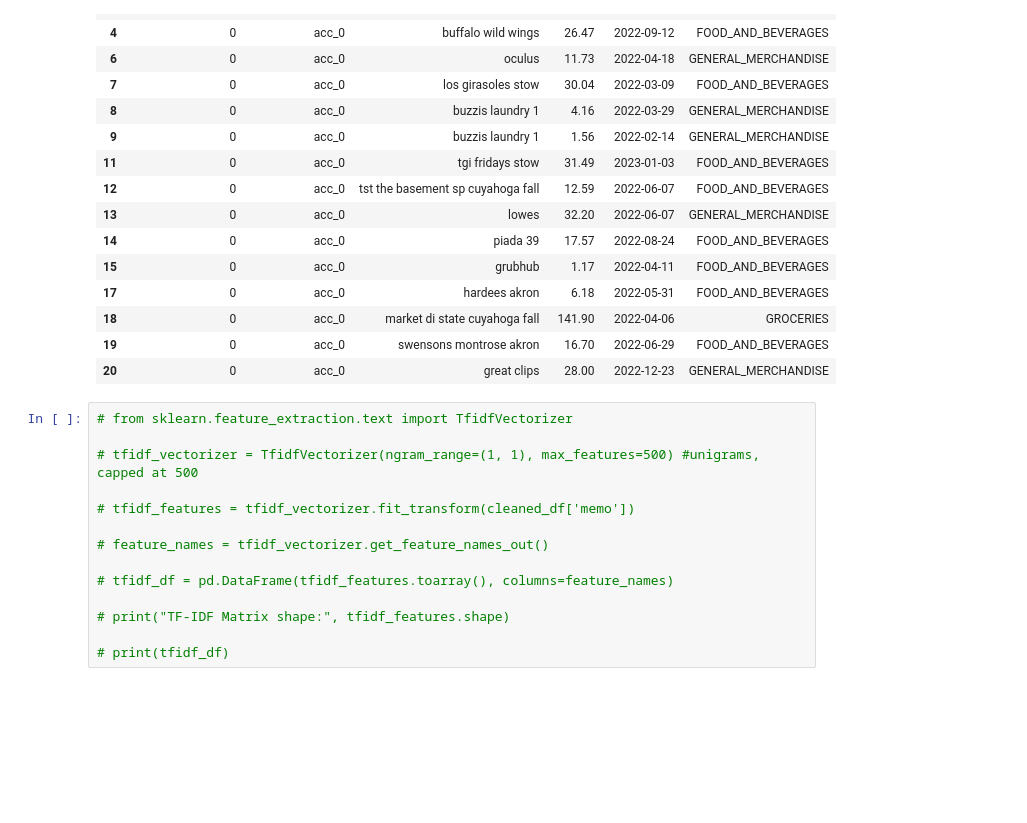
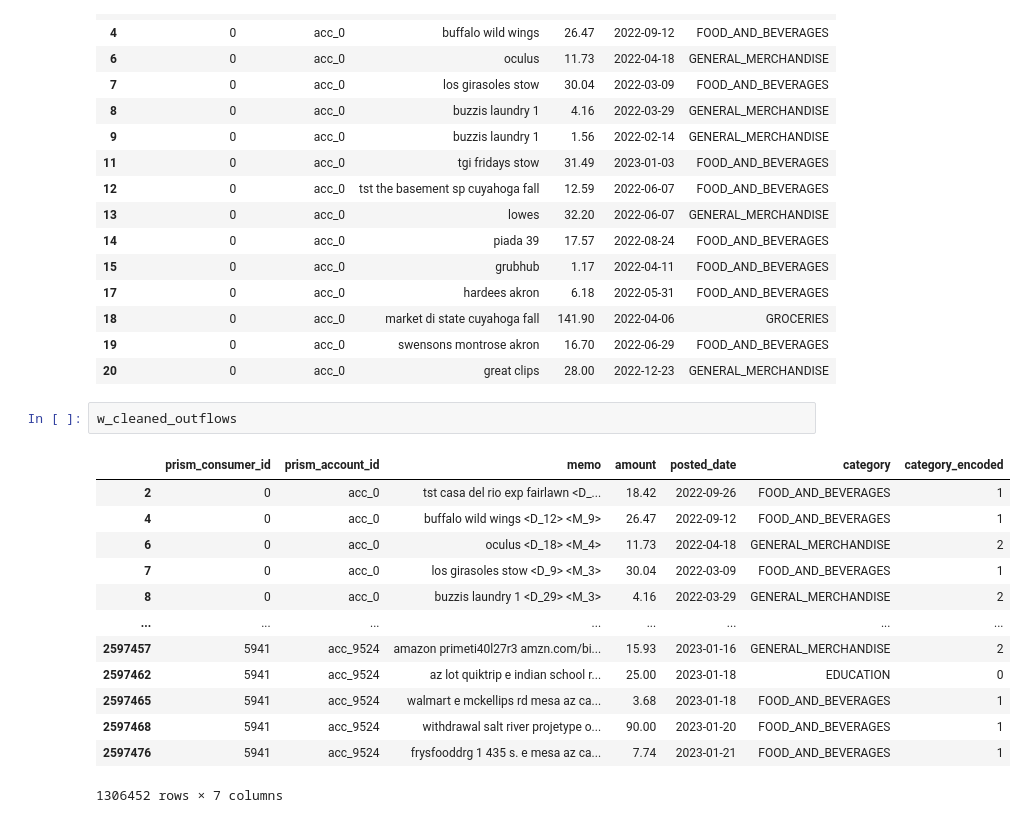
Before and after one commit to hillarychang/dsc180b-capstone-q2, a Jupyter notebook: notebooks/hillary_data_exploration.ipynb, the cells around one changed output. Saved outputs shown, nothing was run; the diff lists cells and outputs as text; blank space fills up the shorter version.

```diff
--- a/notebooks/hillary_data_exploration.ipynb
+++ b/notebooks/hillary_data_exploration.ipynb
@@ -445,18 +457,20 @@ cleaned_df.head(15)
 | 18 | 0 | acc_0 | market di state cuyahoga fall | 141.90 | 2022-04-06 | GROCERIES |
 | 19 | 0 | acc_0 | swensons montrose akron | 16.70 | 2022-06-29 | FOOD_AND_BEVERAGES |
 | 20 | 0 | acc_0 | great clips | 28.00 | 2022-12-23 | GENERAL_MERCHANDISE |
-# %%
-# from sklearn.feature_extraction.text import TfidfVectorizer
-
-# tfidf_vectorizer = TfidfVectorizer(ngram_range=(1, 1), max_features=500) #unigrams, capped at 500
-
-# tfidf_features = tfidf_vectorizer.fit_transform(cleaned_df['memo'])
-
-# feature_names = tfidf_vectorizer.get_feature_names_out()
-
-# tfidf_df = pd.DataFrame(tfidf_features.toarray(), columns=feature_names)
-
-# print("TF-IDF Matrix shape:", tfidf_features.shape)
-
-# print(tfidf_df)
+# %%
+w_cleaned_outflows
+# %% [output]
+|  | prism_consumer_id | prism_account_id | memo | amount | posted_date | category | category_encoded |
+| 2 | 0 | acc_0 | tst casa del rio exp fairlawn <D_... | 18.42 | 2022-09-26 | FOOD_AND_BEVERAGES | 1 |
+| 4 | 0 | acc_0 | buffalo wild wings <D_12> <M_9> | 26.47 | 2022-09-12 | FOOD_AND_BEVERAGES | 1 |
+| 6 | 0 | acc_0 | oculus <D_18> <M_4> | 11.73 | 2022-04-18 | GENERAL_MERCHANDISE | 2 |
+| 7 | 0 | acc_0 | los girasoles stow <D_9> <M_3> | 30.04 | 2022-03-09 | FOOD_AND_BEVERAGES | 1 |
+| 8 | 0 | acc_0 | buzzis laundry 1 <D_29> <M_3> | 4.16 | 2022-03-29 | GENERAL_MERCHANDISE | 2 |
+| ... | ... | ... | ... | ... | ... | ... | ... |
+| 2597457 | 5941 | acc_9524 | amazon primeti40l27r3 amzn.com/bi... | 15.93 | 2023-01-16 | GENERAL_MERCHANDISE | 2 |
+| 2597462 | 5941 | acc_9524 | az lot quiktrip e indian school r... | 25.00 | 2023-01-18 | EDUCATION | 0 |
+| 2597465 | 5941 | acc_9524 | walmart e mckellips rd mesa az ca... | 3.68 | 2023-01-18 | FOOD_AND_BEVERAGES | 1 |
+| 2597468 | 5941 | acc_9524 | withdrawal salt river projetype o... | 90.00 | 2023-01-20 | FOOD_AND_BEVERAGES | 1 |
+| 2597476 | 5941 | acc_9524 | frysfooddrg 1 435 s. e mesa az ca... | 7.74 | 2023-01-21 | FOOD_AND_BEVERAGES | 1 |
+1306452 rows × 7 columns
 # %%
```
Also changed, not shown: parts of 7 cells of this notebook, 2 other files.
